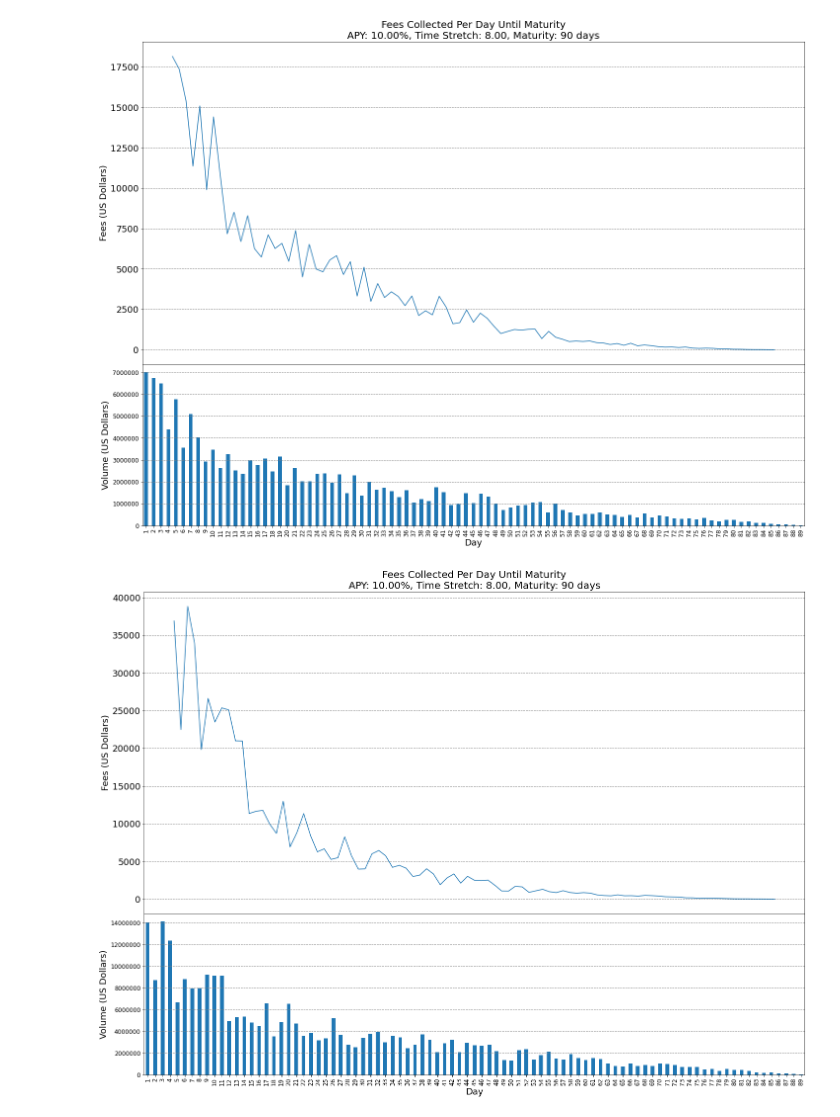
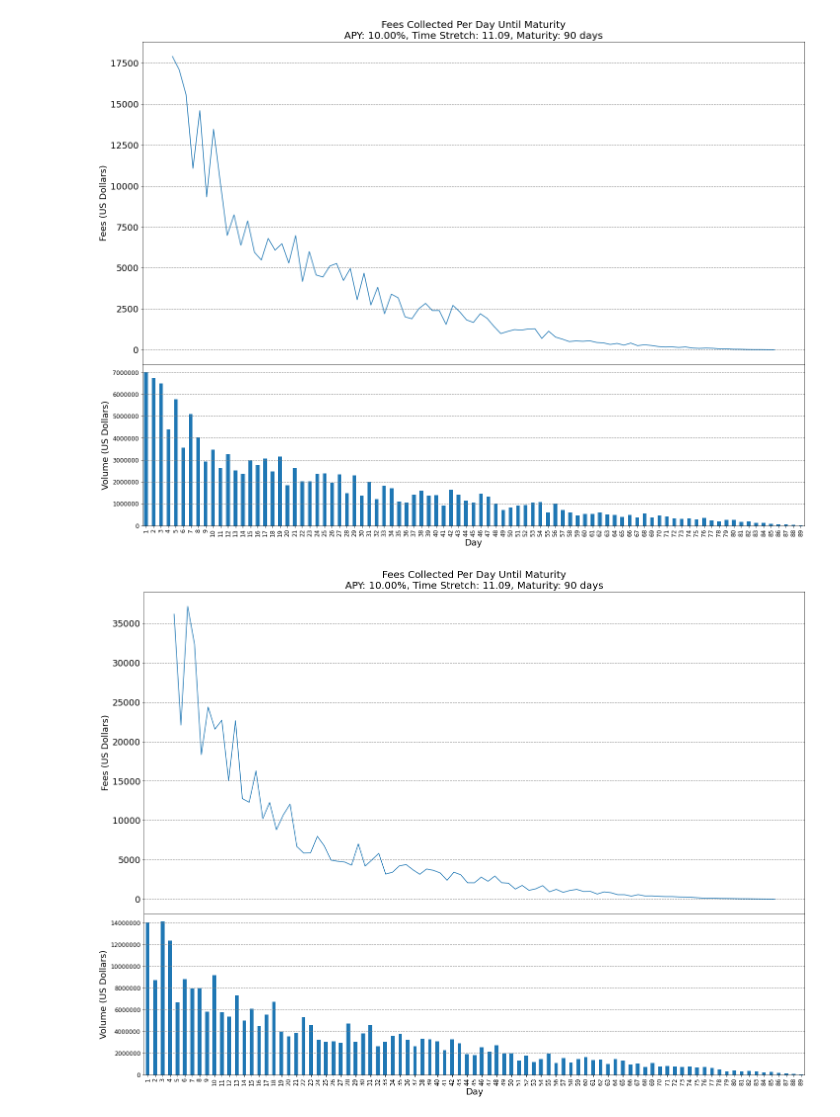
Before and after one commit to delvtech/agent0, a Jupyter notebook: fyt-fee-analysis.ipynb, the cells around one changed output. Cells and saved outputs as stored; diff of their text form; code cells hidden in the pictures.

Commit message:
update fee analysis with total_supply assumption and new time_stretch

```diff
--- a/fyt-fee-analysis.ipynb
+++ b/fyt-fee-analysis.ipynb
@@ -21,8 +21,7 @@ ybas = [
     {
         "vault" : "ySTETH",
         "apy" : 10,
-        "market_price" : 2000,
-        "time_stretch": 8,
+        "market_price" : 2500,
         "days_until_maturity": 90,
     },
 ]
@@ -36,7 +35,7 @@ for target_daily_volume in [5000000,10000000]:
                     APY=yba["apy"]
                     days_until_maturity = yba["days_until_maturity"]
                     market_price = yba["market_price"]
-                    time_stretch = yba["time_stretch"]
+                    time_stretch = Element_Pricing_Model.calc_time_stretch(APY)
                     run_matrix.append((yba,g,target_liquidity,target_daily_volume))
 
                     y_start = target_liquidity/market_price
@@ -45,17 +44,10 @@ for target_daily_volume in [5000000,10000000]:
                     sigma=max_order_size/10
                     liquidity = 0
 
-                    # dirty hack to ensure that we dont overshoot the target liquidity
-                    while True:
-                        x_start = Element_Pricing_Model.calc_x_reserves(APY,y_start,days_until_maturity,time_stretch)
-                        total_supply=x_start
-                        t=days_until_maturity/(365*time_stretch)
-                        liquidity=x_start*market_price+y_start*market_price*Element_Pricing_Model.fyt_price(x_start,y_start,total_supply,t)
-                        if liquidity > target_liquidity:
-                            y_start-=10
-                        else:
-                            break
+                    (x_start, y_start, liquidity) = Element_Pricing_Model.calc_liquidity(target_liquidity, market_price, APY, days_until_maturity, time_stretch)
 
+                    total_supply = x_start+y_start
+                    t=days_until_maturity/(365*time_stretch)
                     step_size=t/days_until_maturity
                     epsilon=step_size/2
                     m = Market(x_start,y_start,g,t,total_supply,Element_Pricing_Model)
@@ -64,10 +56,10 @@ for target_daily_volume in [5000000,10000000]:
                     print("Fee %: " + str(g*100))
                     print("Max order size: " + str(max_order_size))
                     print("Starting APY: {:.2f}%".format(m.apy(days_until_maturity)))
-                    print("Starting FYT Price: " + str(m.fyt_price()))
+                    print("Starting Spot Price: " + str(m.spot_price()))
                     print("Starting Liquidity: ${:,.2f}".format(liquidity))
                     print("Starting Base Reserves: " + str(m.x))
-                    print("Starting FYT Reserves: " + str(m.y))
+                    print("Starting PT Reserves: " + str(m.y))
                     x_orders=0
                     x_volume=0
                     y_orders=0
@@ -112,32 +104,32 @@ for target_daily_volume in [5000000,10000000]:
                                 start_y_volume = m.y_volume
                                 (without_fee_or_slippage,with_fee,without_fee,fee) = m.swap(amount,direction,token_in,token_out)
 
-                                trade = [APY,g,days_until_maturity,max_order_size,time_stretch,market_price,target_liquidity,target_daily_volume,day,m.t,market_price,m.fyt_price(),m.x,m.y,token_in,amount,token_out,direction,with_fee*market_price,fee*market_price,(without_fee_or_slippage-without_fee)*market_price]
+                                trade = [APY,g,days_until_maturity,max_order_size,time_stretch,market_price,target_liquidity,target_daily_volume,day,m.t,market_price,m.spot_price(),m.x,m.y,token_in,amount,token_out,direction,with_fee*market_price,fee*market_price,(without_fee_or_slippage-without_fee)*market_price]
 
                             trades.append(trade);
                             todays_volume += (m.x_volume - start_x_volume)*market_price + (m.y_volume - start_y_volume)*market_price
                             todays_fees += fee*market_price
                             todays_num_trades += 1
-                        print("\tDay: " + str(day) + " FYT Price: " + str(m.fyt_price()) + " Implied APY: " + str(m.apy(days_until_maturity-day+1)) + " Target Volume Factor: {:,.4f}".format(math.log10(1/maturity_ratio)) + " Volume: ${:,.2f}".format(todays_volume) + " Num Trades: " + str(todays_num_trades) + " Fees: ${:,.2f}".format(todays_fees))
+                        print("\tDay: " + str(day) + " PT Price: " + str(m.spot_price()) + " Implied APY: " + str(m.apy(days_until_maturity-day+1)) + " Target Volume Factor: {:,.4f}".format(math.log10(1/maturity_ratio)) + " Volume: ${:,.2f}".format(todays_volume) + " Num Trades: " + str(todays_num_trades) + " Fees: ${:,.2f}".format(todays_fees))
                         total_fees += todays_fees
                         m.tick(step_size)
 
-                    print("Ending Liquidity: ${:,.2f}".format(m.x*market_price+m.y*market_price*m.fyt_price()))
+                    print("Ending Liquidity: ${:,.2f}".format(m.x*market_price+m.y*market_price*m.spot_price()))
                     print("Total volume: ${:,.2f}".format(m.x_volume*market_price+m.y_volume*market_price))
                     print("Total fees: ${:,.2f}".format(total_fees))
                     print("Ending Base Reserves: " + str(m.x))
                     print("Delta Base Reserves: " + str(abs(x_start-m.x)))
-                    print("Ending FYT Reserves: " + str(m.y))
-                    print("Delta FYT Reserves: " + str(abs(y_start-m.y)))
+                    print("Ending Bond Reserves: " + str(m.y))
+                    print("Delta Bond Reserves: " + str(abs(y_start-m.y)))
                     print("Num base orders: " + str(m.x_orders))
                     print("Cum base volume: " + str(m.x_volume))
-                    print("Num FYT orders: " + str(m.y_orders))
-                    print("Cum FYT volume: " + str(m.y_volume))
+                    print("Num PT orders: " + str(m.y_orders))
+                    print("Cum PT volume: " + str(m.y_volume))
                     print("Cum slippage Base: " + str(m.cum_x_slippage))
-                    print("Cum slippage FYT: " + str(m.cum_y_slippage))
+                    print("Cum slippage PT: " + str(m.cum_y_slippage))
                     print("Cum fees Base: " + str(m.cum_x_fees))
-                    print("Cum fees FYT: " + str(m.cum_y_fees))
-                    print("Ending FYT Price: " + str(m.fyt_price()))
+                    print("Cum fees PT: " + str(m.cum_y_fees))
+                    print("Ending PT Price: " + str(m.spot_price()))
                     print("Ending Time: " + str(m.t))
                     print("##################################################################")
 
@@ -177,36 +169,36 @@ import matplotlib.gridspec as gridspec
 
 dfs=[]
 for (yba,g,target_liquidity,target_daily_volume) in run_matrix:
-  dfs.append(df[ (df['init.market_price']==yba["market_price"]) & (df['init.time_stretch']==yba["time_stretch"]) & (df['init.apy']==yba["apy"]) & (df['init.percent_fee']==g) & (df['init.days_until_maturity']==yba["days_until_maturity"]) & (df['init.target_liquidity']==target_liquidity) & (df['init.target_daily_volume']==target_daily_volume)].reset_index())
+  dfs.append(df[ (df['init.market_price']==yba["market_price"]) & (df['init.apy']==yba["apy"]) & (df['init.percent_fee']==g) & (df['init.days_until_maturity']==yba["days_until_maturity"]) & (df['init.target_liquidity']==target_liquidity) & (df['init.target_daily_volume']==target_daily_volume)].reset_index())
 
 for _df in dfs:
     fig, ax = plt.subplots(ncols=1, nrows=2,gridspec_kw = {'wspace':0, 'hspace':0, 'height_ratios':[2,1]})
     df_fees_volume = _df.groupby(['input.day']).agg({'output.trade_volume':['sum']\
                                    ,'output.fee':['mean','std','min','max','sum']\
                                   })
     df_fees_volume.columns = ['_'.join(col).strip() for col in df_fees_volume.columns.values]
     df_fees_volume = df_fees_volume.reset_index()
     ax[0] = df_fees_volume.plot(x="input.day", y="output.fee_sum",figsize=(24,18),ax=ax[0]);
     ax[0].set_xlabel("")
     ax[0].set_ylabel("Fees (US Dollars)",fontsize=18)
     ax[0].tick_params(axis = "both", labelsize=18)
     ax[0].grid(b=True,linestyle='--', linewidth='1', color='grey',which='both',axis='y')
     ax[0].xaxis.set_ticklabels([])
     title = "Fees Collected Per Day Until Maturity\nAPY: {:.2f}%, Time Stretch: {:.2f}, Maturity: {:} days".format(_df['init.apy'][0],_df['init.time_stretch'][0],_df['init.days_until_maturity'][0])
     ax[0].set_title(title,fontsize=20)
     ax[0].legend().set_visible(False)
 
     ax[1] = df_fees_volume.plot(kind='bar',x="input.day", y="output.trade_volume_sum",ax=ax[1]);
     ax[1].set_xlabel("Day",fontsize=18)
     ax[1].set_ylabel("Volume (US Dollars)",fontsize=18)
     ax[1].tick_params(axis = "both", labelsize=12)
     ax[1].grid(b=True,linestyle='--', linewidth='1', color='grey',which='both',axis='y')
     ax[1].legend().set_visible(False)
     ax[1].ticklabel_format(style='plain',axis='y')
     fig.subplots_adjust(wspace=None, hspace=None)
 # %% [output]
-[figure, old version]
+[figure, new version]
-[figure, old version]
+[figure, new version]
 # %%
 df_fees_volume
 # %% [output]
```
Also changed, not shown: parts of 6 cells of this notebook.
